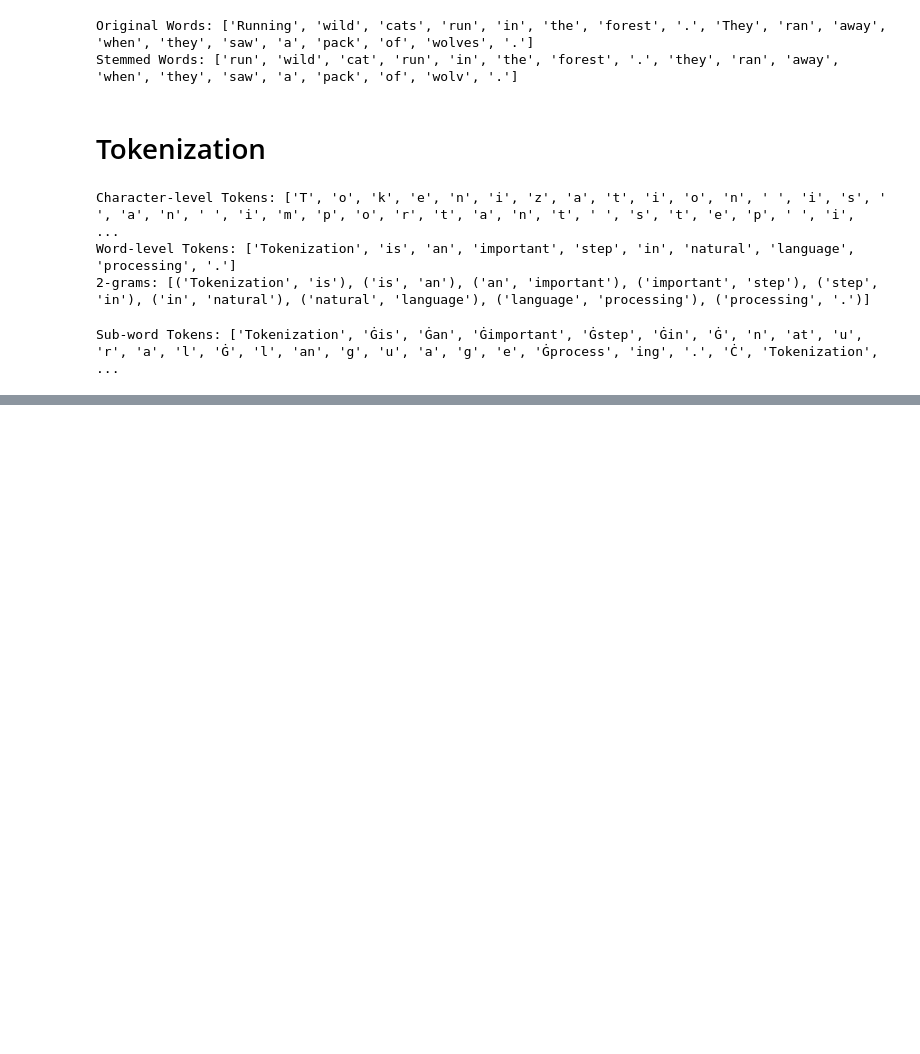
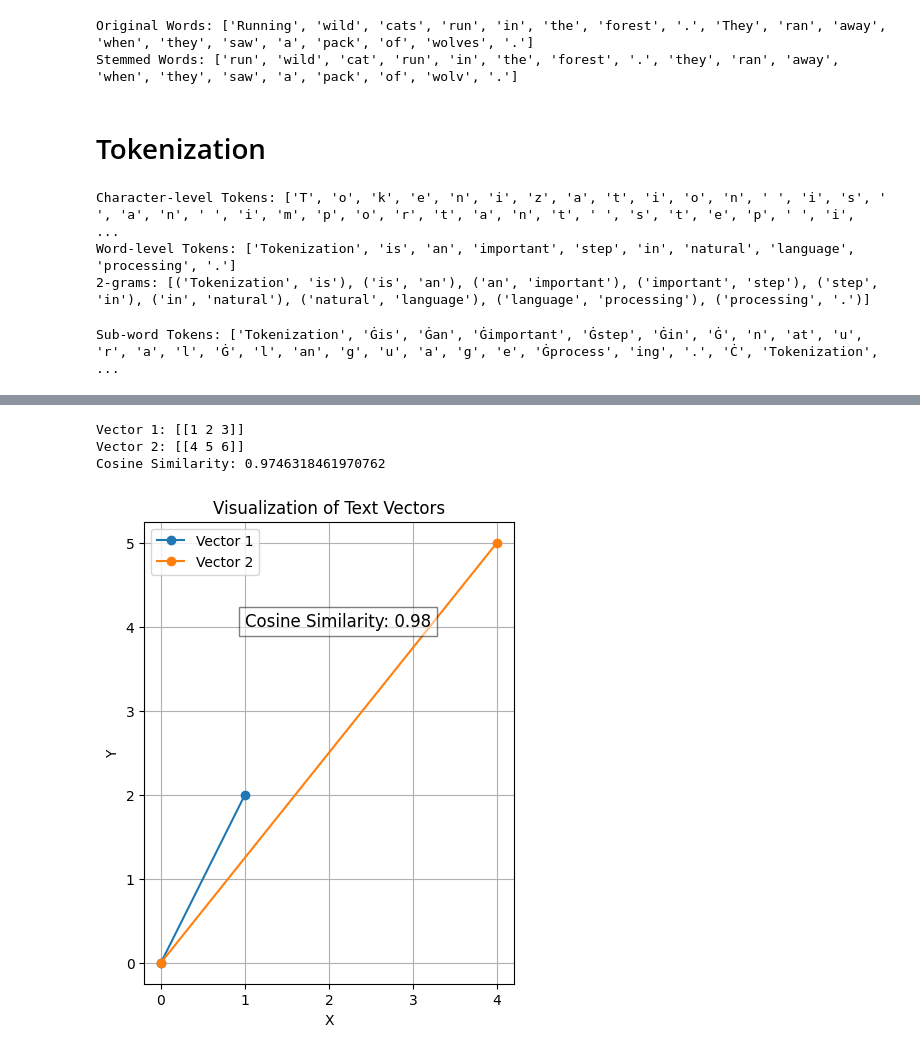
Before and after one commit to pm012/DataScience_sandbox, a Jupyter notebook: notebooks/module12/module_12_1_NLP.ipynb, the cells around one changed output, grey strips where cells are left out. Cells and saved outputs as stored; diff of their text form; code cells hidden in the pictures; blank space fills up the shorter version.

Commit message:
Tokenization,  Stemming, text embeddings, sparce vectors, cosin similarity

```diff
--- a/notebooks/module12/module_12_1_NLP.ipynb
+++ b/notebooks/module12/module_12_1_NLP.ipynb
@@ -111,0 +373,22 @@ len(tokenizer.get_vocab())
+# %%
+# Show vector similarity
+import numpy as np
+from sklearn.metrics.pairwise import cosine_similarity
+
+# Sample vectors
+vector1 = np.array([1, 2, 3])
+vector2 = np.array([4, 5, 6])
+
+# Reshape the vectors to ensure they are 2D (required for cosine_similarity)
+vector1 = vector1.reshape(1, -1)
+vector2 = vector2.reshape(1, -1)
+
+# Calculate cosine similarity
+similarity = cosine_similarity(vector1, vector2)
+print("Vector 1:", vector1)
+print("Vector 2:", vector2)
+print("Cosine Similarity:", similarity[0][0])
+# %% [output]
+Vector 1: [[1 2 3]]
+Vector 2: [[4 5 6]]
+Cosine Similarity: 0.9746318461970762
@@ -111,0 +426,37 @@ len(tokenizer.get_vocab())
+# %%
+import numpy as np
+import matplotlib.pyplot as plt
+from sklearn.metrics.pairwise import cosine_similarity
+
+# Sample text vectors (e.g., TF-IDF vectors)
+vector1 = np.array([1, 2])
+vector2 = np.array([4, 5])
+
+# Reshape vectors for cosine_similarity function (insure thy are 2D)
+vector1 = vector1.reshape(1, -1)
+vector2 = vector2.reshape(1, -1)
+
+# Calculate cosine similarity
+similarity = cosine_similarity(vector1, vector2)[0][0]
+
+# Plotting the vectors
+plt.figure(figsize=(8, 6))
+plt.plot([0, vector1[0][0]], [0, vector1[0][1]], label='Vector 1', marker='o')
+plt.plot([0, vector2[0][0]], [0, vector2[0][1]], label='Vector 2', marker='o')
+plt.xlabel('X')
+plt.ylabel('Y')
+plt.title('Visualization of Text Vectors')
+plt.legend()
+
+
+# Annotate the cosine similarity
+plt.text(1, 4, f'Cosine Similarity: {similarity:.2f}', fontsize=12, bbox=dict(facecolor='white', alpha=0.5))
+
+# Set aspect ratio to equal for better visualization
+plt.gca().set_aspect('equal', adjustable='box')
+
+# Show the plot
+plt.grid()
+plt.show()
+# %% [output]
+[figure, added]
```
Also changed, not shown: parts of 23 cells of this notebook, 1 other file.
